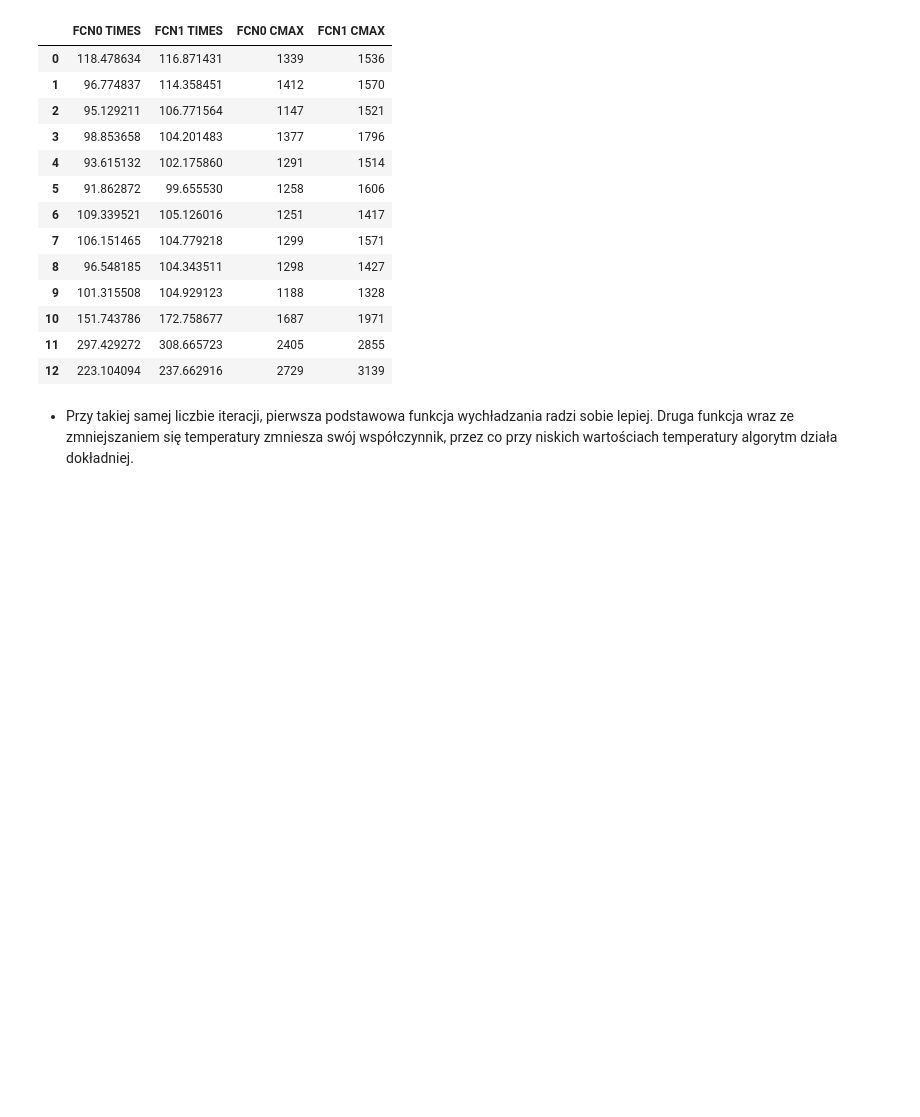
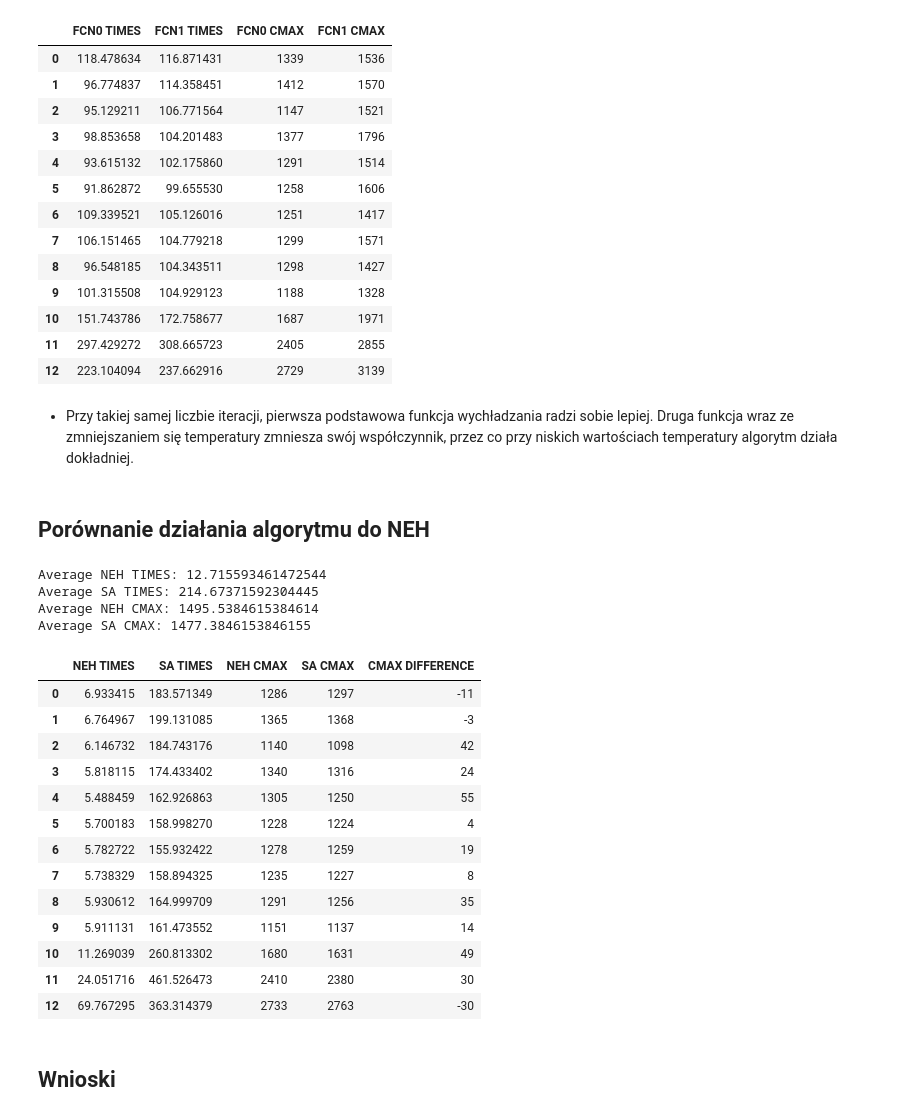
Before and after one commit to vegetablecode/SPD, a Jupyter notebook: Lab3/src/Sprawozdanie.ipynb, the cells around one changed output. Saved outputs shown, nothing was run; the diff lists cells and outputs as text; code cells hidden in the pictures; blank space fills up the shorter version.

```diff
--- a/Lab3/src/Sprawozdanie.ipynb
+++ b/Lab3/src/Sprawozdanie.ipynb
@@ -508,3 +509,76 @@ Average FCN1 CMAX: 1788.5384615384614
 | 12 | 223.104094 | 237.662916 | 2729 | 3139 |
 # %% [markdown]
 * Przy takiej samej liczbie iteracji, pierwsza podstawowa funkcja wychładzania radzi sobie lepiej. Druga funkcja wraz ze zmniejszaniem się temperatury zmniesza swój współczynnik, przez co przy niskich wartościach temperatury algorytm działa dokładniej.
+# %% [markdown]
+## Porównanie działania algorytmu do NEH
+# %%
+sa_times = []
+sa_cmax = []
+neh_times = []
+neh_cmax = []
+
+# NEH
+for set in sets:
+
+    tasks, numb_of_machines = get_data(set)
+
+    # get NEH ORDER
+    neh_order, neh_time = neh(copy.deepcopy(tasks), numb_of_machines)
+    neh_makespan = makespan(neh_order, tasks, numb_of_machines)
+
+    neh_times.append(neh_time)
+    neh_cmax.append(neh_makespan)
+
+# SIMULATED ANNEALING
+# best params
+init_temp = 100000
+final_temp = 0.001
+u = 0.99
+cooling_fcn_type = 0
+move_type = 0
+insert = 0
+
+for set in sets:
+
+    tasks, numb_of_machines = get_data(set)
+
+    # get SA ORDER
+    simulated_annealing_order, iterations, sa_time = simulated_annealing(copy.deepcopy(tasks), numb_of_machines, init_temp, final_temp, u, cooling_fcn_type, move_type, insert)
+    simulated_annealing_makespan = makespan(simulated_annealing_order, tasks, numb_of_machines)
+
+    sa_times.append(sa_time)
+    sa_cmax.append(simulated_annealing_makespan)
+
+cmax_diff = list(map(operator.sub, neh_cmax, sa_cmax))
+
+d = {'NEH TIMES': neh_times, 'SA TIMES': sa_times, 'NEH CMAX': neh_cmax,
+     'SA CMAX': sa_cmax, 'CMAX DIFFERENCE': cmax_diff}
+table = pd.DataFrame(data=d)
+
+print("Average NEH TIMES: {}".format(np.mean(neh_times)))
+print("Average SA TIMES: {}".format(np.mean(sa_times)))
+print("Average NEH CMAX: {}".format(np.mean(neh_cmax)))
+print("Average SA CMAX: {}".format(np.mean(sa_cmax)))
+
+table
+# %% [output]
+Average NEH TIMES: 12.715593461472544
+Average SA TIMES: 214.67371592304445
+Average NEH CMAX: 1495.5384615384614
+Average SA CMAX: 1477.3846153846155
+|  | NEH TIMES | SA TIMES | NEH CMAX | SA CMAX | CMAX DIFFERENCE |
+| 0 | 6.933415 | 183.571349 | 1286 | 1297 | -11 |
+| 1 | 6.764967 | 199.131085 | 1365 | 1368 | -3 |
+| 2 | 6.146732 | 184.743176 | 1140 | 1098 | 42 |
+| 3 | 5.818115 | 174.433402 | 1340 | 1316 | 24 |
+| 4 | 5.488459 | 162.926863 | 1305 | 1250 | 55 |
+| 5 | 5.700183 | 158.998270 | 1228 | 1224 | 4 |
+| 6 | 5.782722 | 155.932422 | 1278 | 1259 | 19 |
+| 7 | 5.738329 | 158.894325 | 1235 | 1227 | 8 |
+| 8 | 5.930612 | 164.999709 | 1291 | 1256 | 35 |
+| 9 | 5.911131 | 161.473552 | 1151 | 1137 | 14 |
+| 10 | 11.269039 | 260.813302 | 1680 | 1631 | 49 |
+| 11 | 24.051716 | 461.526473 | 2410 | 2380 | 30 |
+| 12 | 69.767295 | 363.314379 | 2733 | 2763 | -30 |
+# %% [markdown]
+## Wnioski
```
Also changed, not shown: parts of 1 cell of this notebook.
